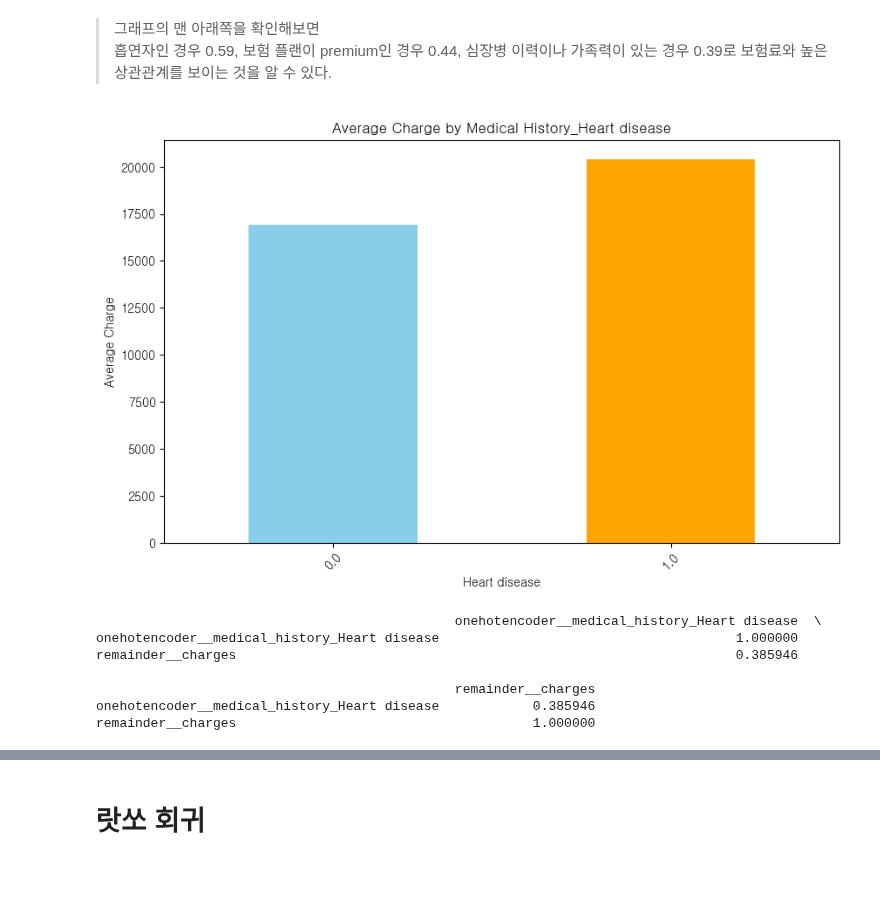
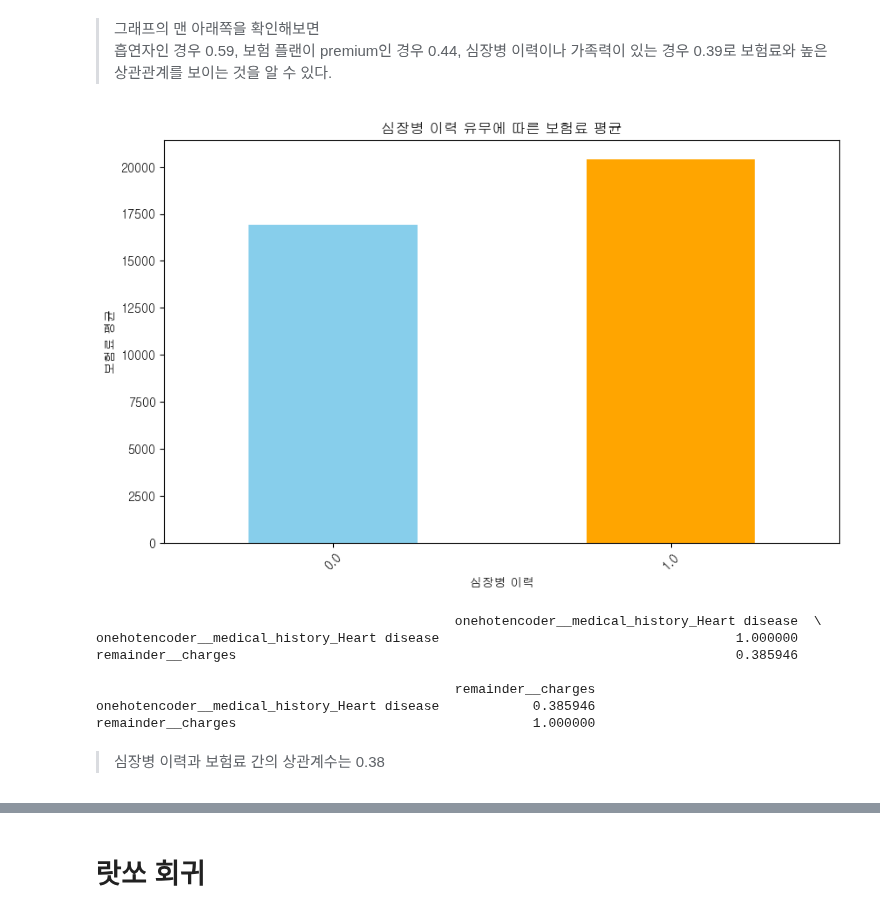
Before and after one commit to halley1116/2025_DA_study, a Jupyter notebook: team2/project1.ipynb, the cells around one changed output, grey strips where cells are left out. Cells and saved outputs as stored; diff of their text form; code cells hidden in the pictures; blank space fills up the shorter version.

```diff
--- a/team2/project1.ipynb
+++ b/team2/project1.ipynb
@@ -410,21 +422,21 @@ sns.heatmap(correlation_matrix,vmax=1,vmin=-1,annot=True,fmt=".2f")
 # %%
 
 # medical_history별 charge 평균 계산
 grouped = df.groupby('onehotencoder__medical_history_Heart disease')['remainder__charges'].mean()
 
 # 시각화
 grouped.plot(kind='bar', figsize=(10, 6), color=['skyblue', 'orange'])
-plt.title('Average Charge by Medical History_Heart disease')
-plt.xlabel('Heart disease')
-plt.ylabel('Average Charge')
+plt.title('심장병 이력 유무에 따른 보험료 평균')
+plt.xlabel('심장병 이력')
+plt.ylabel('보험료 평균')
 plt.xticks(rotation=45)
 plt.show()#상관계수 계산
 correlation = df[['onehotencoder__medical_history_Heart disease', 'remainder__charges']].corr()
 
 # 결과 출력
 print(correlation)
 # %% [output]
-[figure, old version]
+[figure, new version]
                                               onehotencoder__medical_history_Heart disease  \
 onehotencoder__medical_history_Heart disease                                      1.000000
 remainder__charges                                                                0.385946
@@ -432,4 +444,6 @@ remainder__charges
                                               remainder__charges
 onehotencoder__medical_history_Heart disease            0.385946
 remainder__charges                                      1.000000
+# %% [markdown]
+> 심장병 이력과 보험료 간의 상관계수는 0.38
 # %%
```
Also changed, not shown: parts of 24 cells of this notebook.
